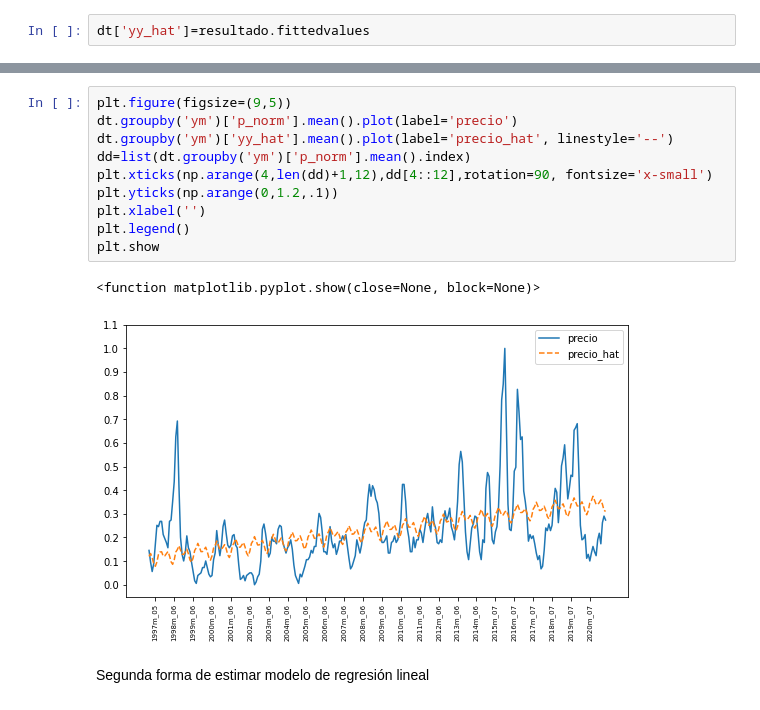
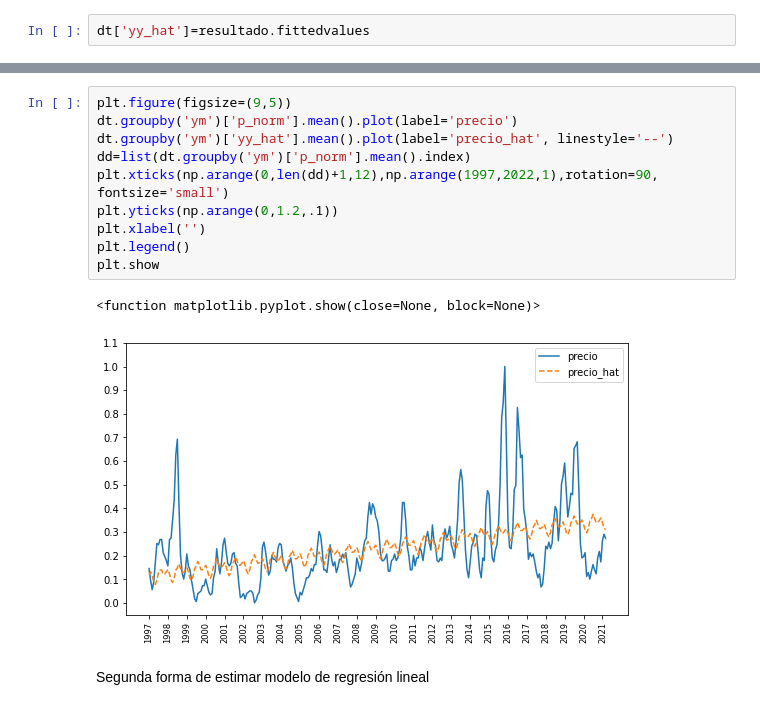
Before and after one commit to eduzegarra/grade_01, a Jupyter notebook: papa_lineal.ipynb, the cells around one changed output, grey strips where cells are left out. Cells and saved outputs as stored; diff of their text form.

```diff
--- a/papa_lineal.ipynb
+++ b/papa_lineal.ipynb
@@ -99,16 +97,16 @@ fig.show()
 # %%
 plt.figure(figsize=(9,5))
 dt.groupby('ym')['p_norm'].mean().plot(label='precio')
 dt.groupby('ym')['yy_hat'].mean().plot(label='precio_hat', linestyle='--')
 dd=list(dt.groupby('ym')['p_norm'].mean().index)
-plt.xticks(np.arange(4,len(dd)+1,12),dd[4::12],rotation=90, fontsize='x-small')
+plt.xticks(np.arange(0,len(dd)+1,12),np.arange(1997,2022,1),rotation=90, fontsize='small')
 plt.yticks(np.arange(0,1.2,.1))
 plt.xlabel('')
 plt.legend()
 plt.show
 # %% [output]
 <function matplotlib.pyplot.show(close=None, block=None)>
-[figure, old version]
+[figure, new version]
 # %% [markdown]
 Segunda forma de estimar modelo de regresión lineal
 # %%
```
Also changed, not shown: parts of 3 cells of this notebook.
